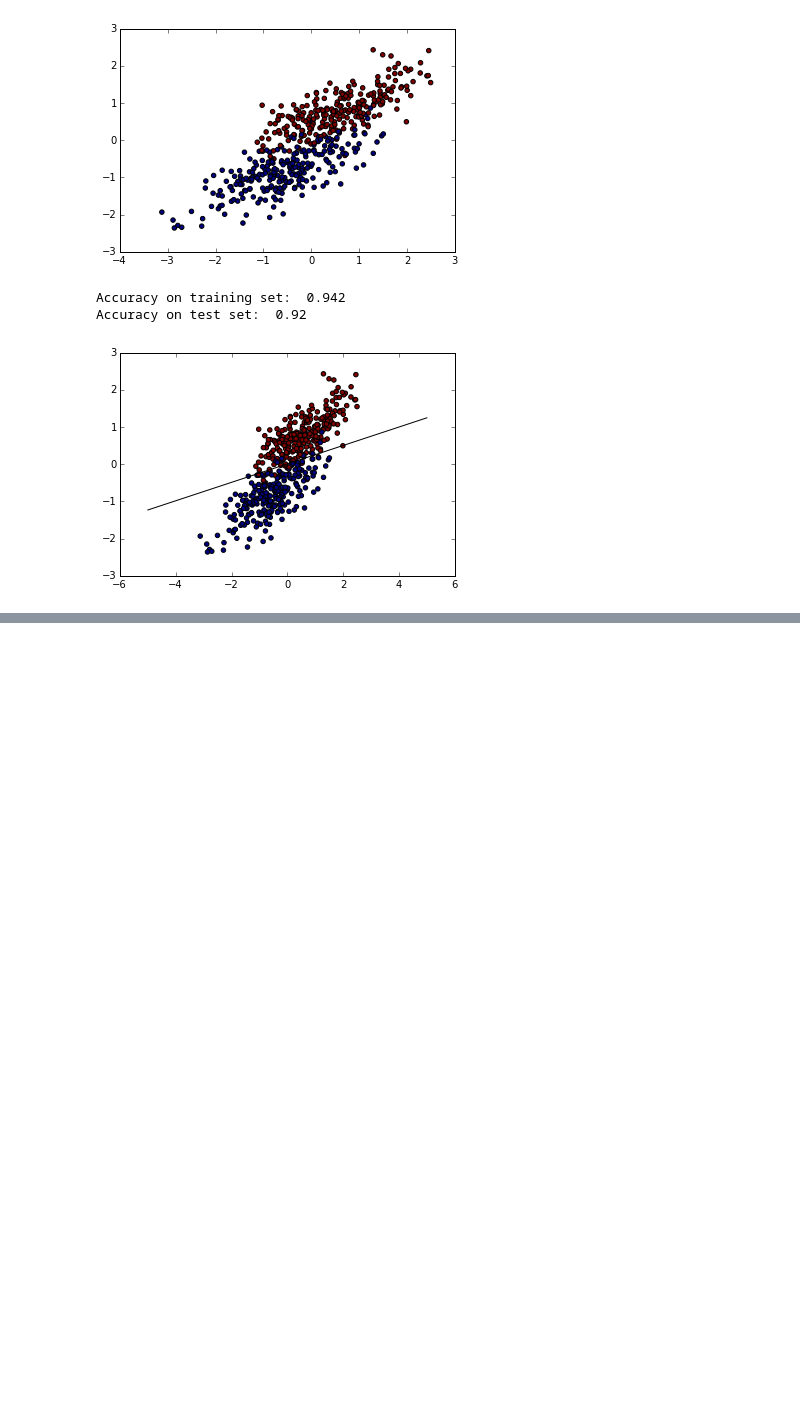
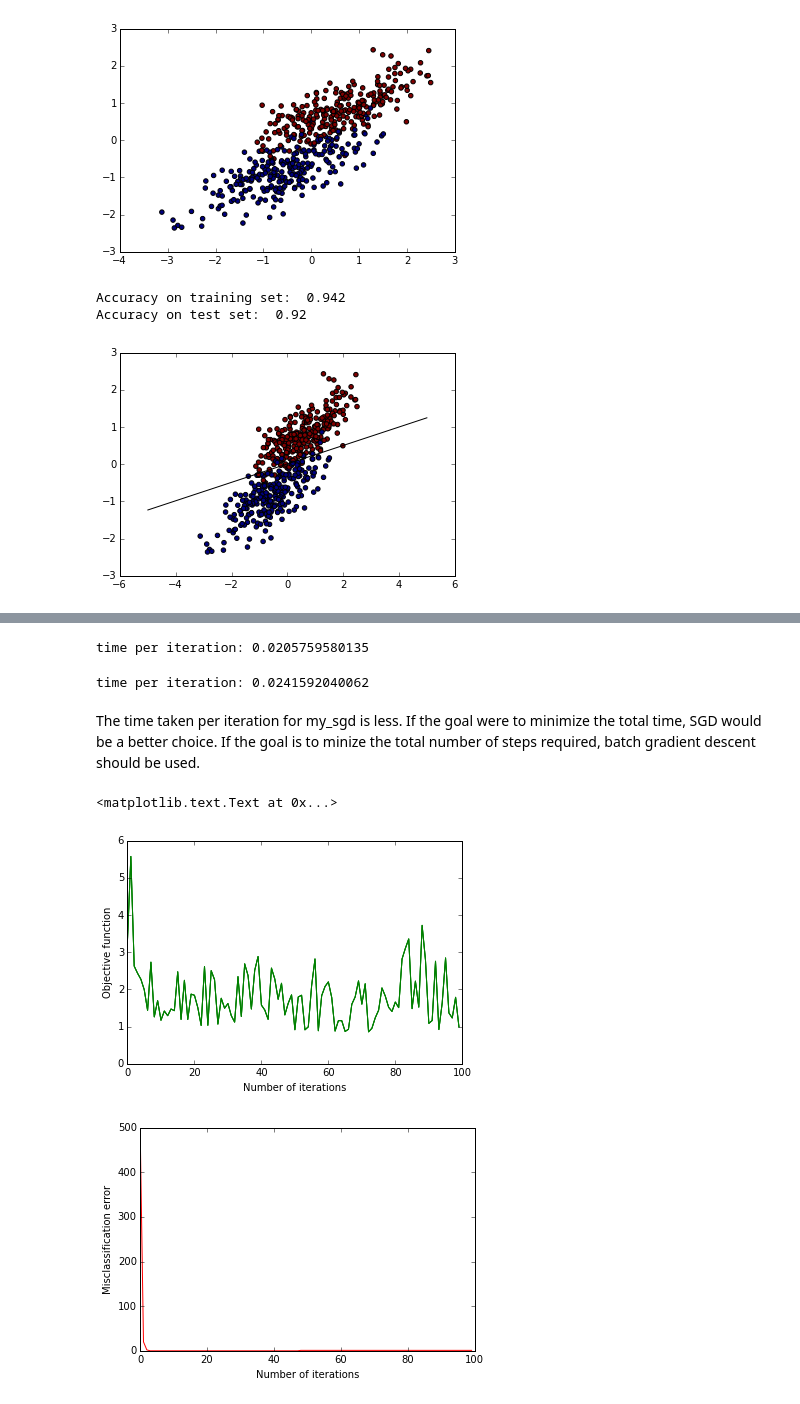
Before and after one commit to aartibagul/Source-Separation, a Jupyter notebook: Hw5_Stochastic_Gradient_Algorithms.ipynb, the cells around one changed output, grey strips where cells are left out. Saved outputs shown, nothing was run; the diff lists cells and outputs as text; code cells hidden in the pictures; blank space fills up the shorter version.

```diff
--- a/Hw5_Stochastic_Gradient_Algorithms.ipynb
+++ b/Hw5_Stochastic_Gradient_Algorithms.ipynb
@@ -546,0 +713,18 @@ Accuracy on test set:  0.92
+# %%
+import time
+start = time.time()
+my_sgd( 0.001, 1000, X_train2, y_train2 ,compute_obj, compute_grad)
+end = time.time()
+print('time per iteration: ' + str((end-start)/1000))
+# %% [output]
+time per iteration: 0.0205759580135
+# %%
+import time
+start = time.time()
+gradient_backtracking( 1000, X_train2, y_train2 ,compute_grad, compute_obj, w)
+end = time.time()
+print('time per iteration: ' + str((end-start)/1000))
+# %% [output]
+time per iteration: 0.0241592040062
+# %% [markdown]
+The time taken per iteration for my_sgd is less. If the goal were to minimize the total time, SGD would be a better choice. If the goal is to minize the total number of steps required, batch gradient descent should be used.
@@ -546,0 +743,49 @@ Accuracy on test set:  0.92
+# %%
+import random
+def my_sgd_2(max_iter, X, y ,compute_obj, compute_grad):
+
+    obj = [None]*max_iter
+    w = np.zeros(X.shape[1])
+    error = np.zeros(max_iter)
+    n = 1
+
+    for i in range(1,max_iter+1):
+
+        # To calculate misclassification error
+        #
+        num_error = 0
+        for X_i, y_i in zip(X, y):
+            if (y_i * np.sign(np.dot(w,X_i)) <= 0):
+                num_error += 1
+
+        error[i-1] = num_error
+
+        index = random.randint(0,len(X)-1)
+        x_r = X[index]
+        y_r = y[index]
+        obj[i-1] = compute_obj(w, x_r, y_r)
+
+        n = choose_step(w, n, x_r, y_r)
+        w = w - (n/i)* compute_grad(w,x_r, y_r)
+
+
+    return w, obj, error
+# %%
+C = 10
+
+w5, obj5, error5 = my_sgd_2( 100, X_train, y_train ,compute_obj, compute_grad)
+index = [i for i in range (len(obj5))]
+
+plt.plot(index, obj5, "-g")
+plt.xlabel("Number of iterations")
+plt.ylabel("Objective function")
+plt.figure()
+
+
+plt.plot(index, error5, "-r")
+plt.xlabel("Number of iterations")
+plt.ylabel("Misclassification error")
+# %% [output]
+<matplotlib.text.Text at 0x...>
+[figure, added]
+[figure, added]
```
Also changed, not shown: parts of 37 cells of this notebook.
